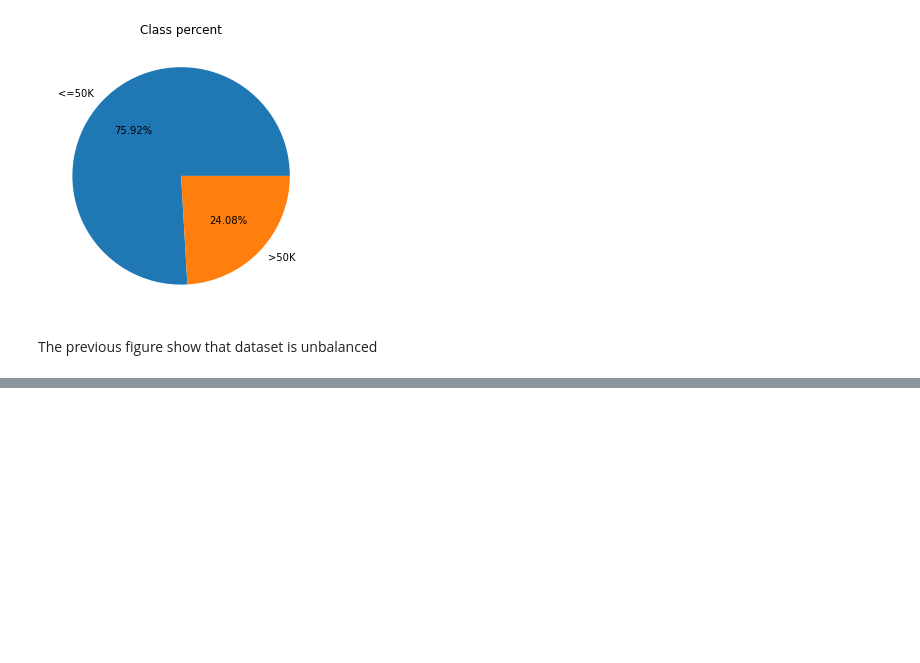
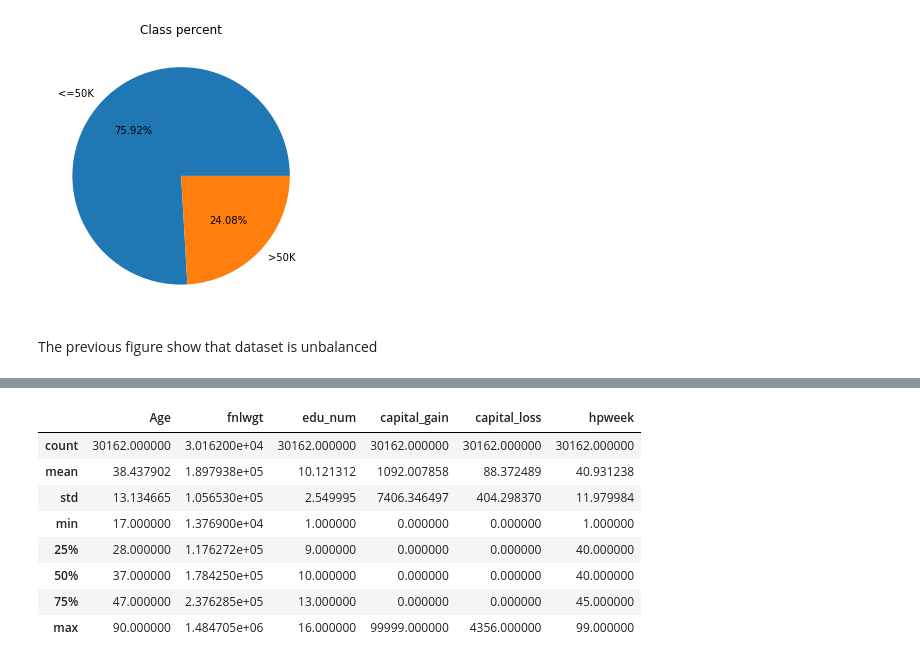
Before and after one commit to MichaelGaliciaZ/AdultDataset, a Jupyter notebook: Case_Study_Income.ipynb, the cells around one changed output, grey strips where cells are left out. Saved outputs shown, nothing was run; the diff lists cells and outputs as text; code cells hidden in the pictures; blank space fills up the shorter version.

```diff
--- a/Case_Study_Income.ipynb
+++ b/Case_Study_Income.ipynb
@@ -122,0 +129,3 @@ array([' United-States', ' Cuba', ' Jamaica', ' India', ' ?', ' Mexico',
+# %%
+target=data.pop("Income")
+target.replace(["<=50K",">50K"],[0,1])
@@ -122,0 +145,3 @@ array([' United-States', ' Cuba', ' Jamaica', ' India', ' ?', ' Mexico',
+# %%
+num_data=data.select_dtypes(include='number')
+num_data.head()
@@ -122,0 +155,12 @@ array([' United-States', ' Cuba', ' Jamaica', ' India', ' ?', ' Mexico',
+# %%
+num_data.describe()
+# %% [output]
+|  | Age | fnlwgt | edu_num | capital_gain | capital_loss | hpweek |
+| count | 30162.000000 | 3.016200e+04 | 30162.000000 | 30162.000000 | 30162.000000 | 30162.000000 |
+| mean | 38.437902 | 1.897938e+05 | 10.121312 | 1092.007858 | 88.372489 | 40.931238 |
+| std | 13.134665 | 1.056530e+05 | 2.549995 | 7406.346497 | 404.298370 | 11.979984 |
+| min | 17.000000 | 1.376900e+04 | 1.000000 | 0.000000 | 0.000000 | 1.000000 |
+| 25% | 28.000000 | 1.176272e+05 | 9.000000 | 0.000000 | 0.000000 | 40.000000 |
+| 50% | 37.000000 | 1.784250e+05 | 10.000000 | 0.000000 | 0.000000 | 40.000000 |
+| 75% | 47.000000 | 2.376285e+05 | 13.000000 | 0.000000 | 0.000000 | 45.000000 |
+| max | 90.000000 | 1.484705e+06 | 16.000000 | 99999.000000 | 4356.000000 | 99.000000 |
```
Also changed, not shown: parts of 15 cells of this notebook.
